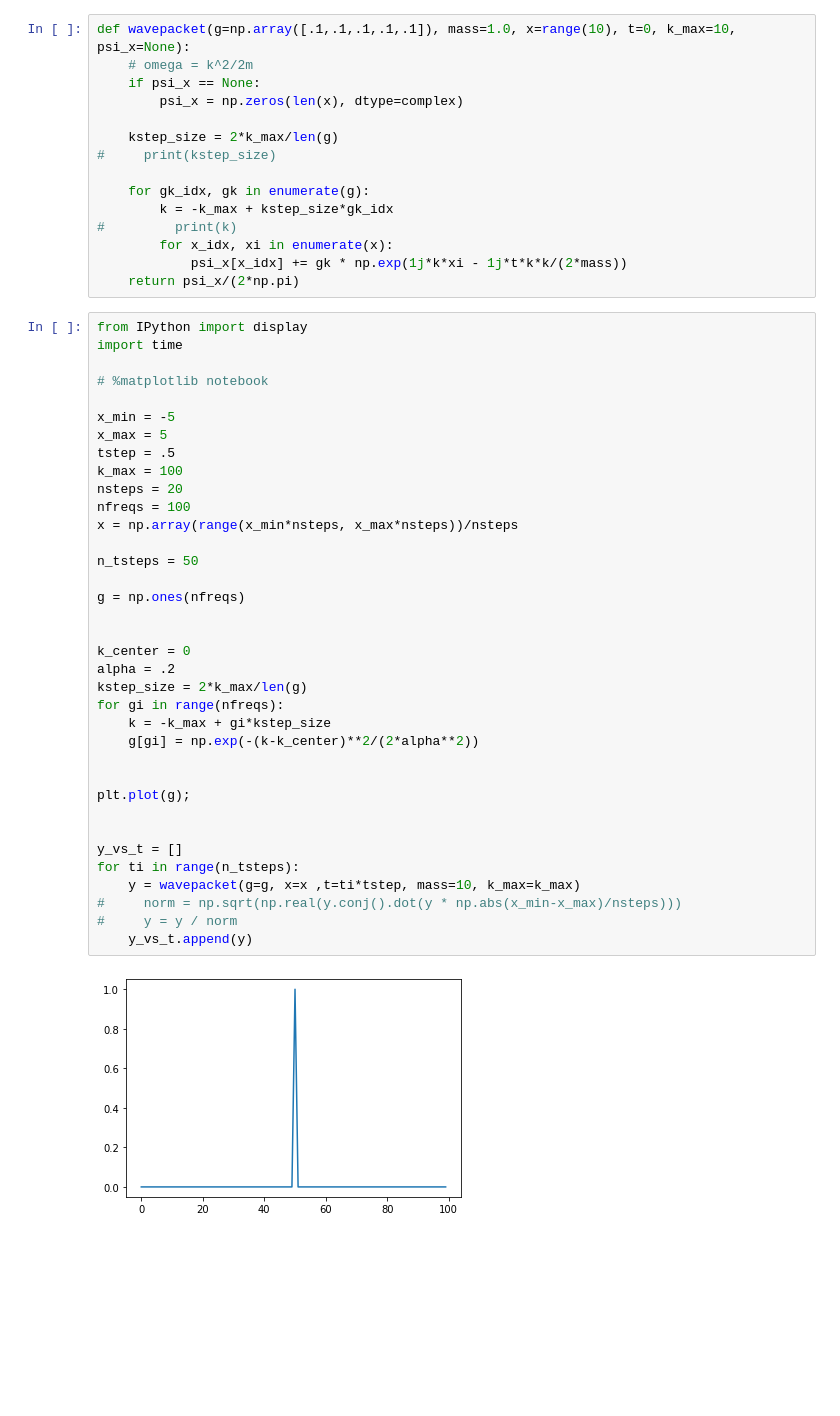
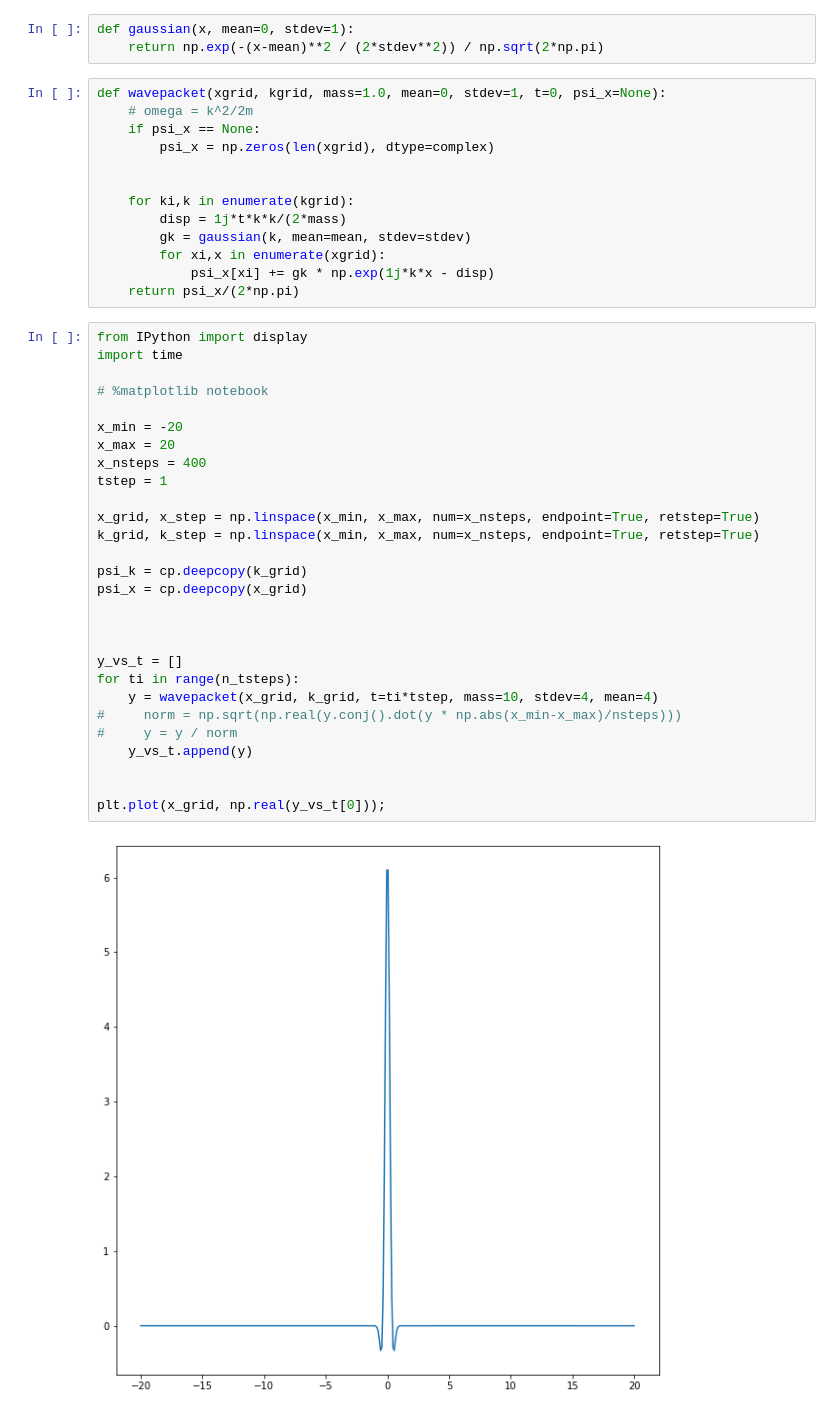
Before and after one commit to nmayhall-vt/CHEM6643, a Jupyter notebook: wavepacket.ipynb, the cells around one changed output. Drawn from its saved outputs; the diff is of its cells as text; blank space fills up the shorter version.

Commit message:
updated wavepacket

```diff
--- a/wavepacket.ipynb
+++ b/wavepacket.ipynb
@@ -4,56 +6,49 @@ import matplotlib.pyplot as plt
+# %%
+def gaussian(x, mean=0, stdev=1):
+    return np.exp(-(x-mean)**2 / (2*stdev**2)) / np.sqrt(2*np.pi)
 # %%
-def wavepacket(g=np.array([.1,.1,.1,.1,.1]), mass=1.0, x=range(10), t=0, k_max=10, psi_x=None):
+def wavepacket(xgrid, kgrid, mass=1.0, mean=0, stdev=1, t=0, psi_x=None):
     # omega = k^2/2m
     if psi_x == None:
-        psi_x = np.zeros(len(x), dtype=complex)
+        psi_x = np.zeros(len(xgrid), dtype=complex)
 
-    kstep_size = 2*k_max/len(g)
-#     print(kstep_size)
 
-    for gk_idx, gk in enumerate(g):
-        k = -k_max + kstep_size*gk_idx
-#         print(k)
-        for x_idx, xi in enumerate(x):
-            psi_x[x_idx] += gk * np.exp(1j*k*xi - 1j*t*k*k/(2*mass))
+    for ki,k in enumerate(kgrid):
+        disp = 1j*t*k*k/(2*mass)
+        gk = gaussian(k, mean=mean, stdev=stdev)
+        for xi,x in enumerate(xgrid):
+            psi_x[xi] += gk * np.exp(1j*k*x - disp)
     return psi_x/(2*np.pi)
 # %%
 from IPython import display
 import time
 
 # %matplotlib notebook
 
-x_min = -5
-x_max = 5
-tstep = .5
-k_max = 100
-nsteps = 20
-nfreqs = 100
-x = np.array(range(x_min*nsteps, x_max*nsteps))/nsteps
+x_min = -20
+x_max = 20
+x_nsteps = 400
+tstep = 1
 
-n_tsteps = 50
+x_grid, x_step = np.linspace(x_min, x_max, num=x_nsteps, endpoint=True, retstep=True)
+k_grid, k_step = np.linspace(x_min, x_max, num=x_nsteps, endpoint=True, retstep=True)
 
-g = np.ones(nfreqs)
+psi_k = cp.deepcopy(k_grid)
+psi_x = cp.deepcopy(x_grid)
 
-
-k_center = 0
-alpha = .2
-kstep_size = 2*k_max/len(g)
-for gi in range(nfreqs):
-    k = -k_max + gi*kstep_size
-    g[gi] = np.exp(-(k-k_center)**2/(2*alpha**2))
-
-
-plt.plot(g);
 
 
 y_vs_t = []
 for ti in range(n_tsteps):
-    y = wavepacket(g=g, x=x ,t=ti*tstep, mass=10, k_max=k_max)
+    y = wavepacket(x_grid, k_grid, t=ti*tstep, mass=10, stdev=4, mean=4)
 #     norm = np.sqrt(np.real(y.conj().dot(y * np.abs(x_min-x_max)/nsteps)))
 #     y = y / norm
     y_vs_t.append(y)
+
+
+plt.plot(x_grid, np.real(y_vs_t[0]));
 # %% [output]
-[figure, old version]
+[figure, new version]
 # %%
 norm = np.sqrt(np.real(y_vs_t[0].conj().dot(y_vs_t[0] * np.abs(x_min-x_max)/nsteps)))
 
```
Also changed, not shown: parts of 3 cells of this notebook.
